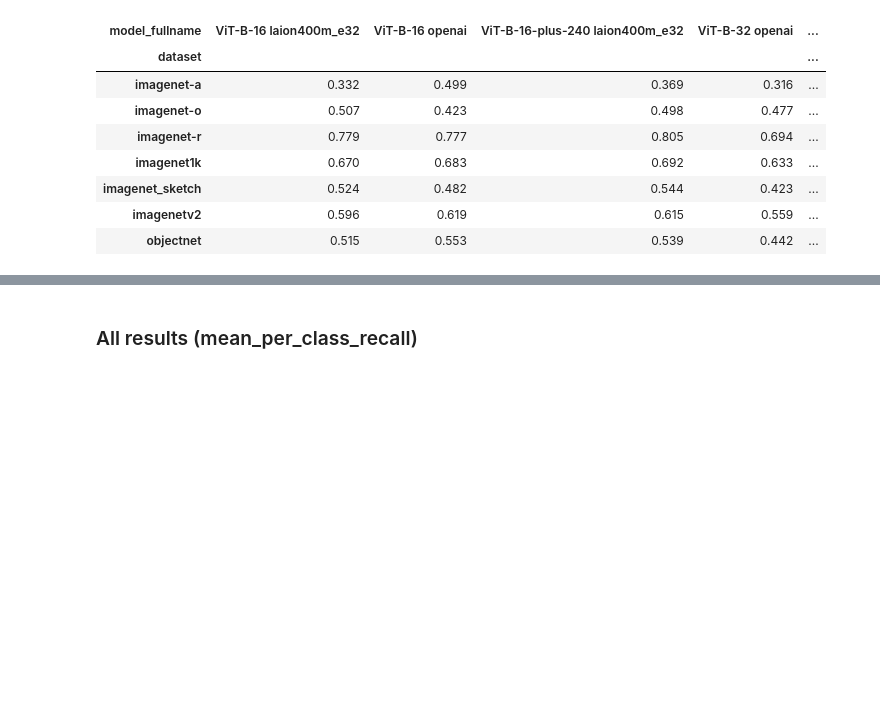
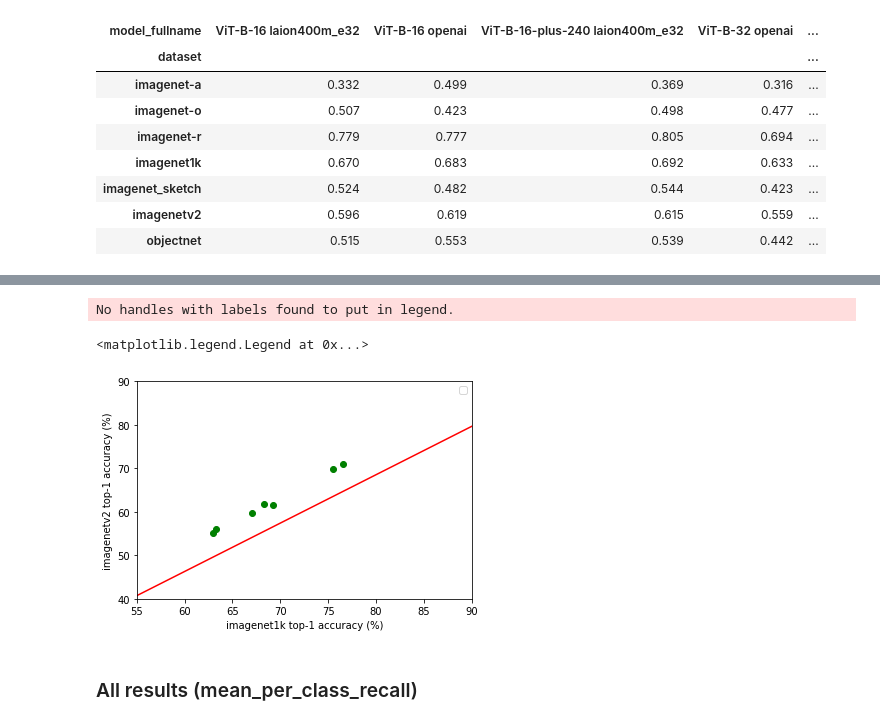
Before and after one commit to LAION-AI/CLIP_benchmark, a Jupyter notebook: benchmark/results.ipynb, the cells around one changed output, grey strips where cells are left out. Cells and saved outputs as stored; diff of their text form; code cells hidden in the pictures; blank space fills up the shorter version.

Commit message:
add robustness plot

```diff
--- a/benchmark/results.ipynb
+++ b/benchmark/results.ipynb
@@ -201,3 +211,27 @@ df_metric[(df_metric.index.str.startswith("imagenet")) | (df_metric.index=="obje
+# %%
+df_metric = pd.pivot(df, index="model_fullname", columns="dataset", values="acc1").T.dropna()
+dataset = "imagenetv2"
+line_fits_data = {
+    # slopes and intercepts from https://share.streamlit.io/modestyachts/imagenet-testbed-website/main/website.py
+    "imagenetv2": (1.112, -20.433),
+    "imagenet-r": (1.549, -104.556),
+    "imagenet_sketch": (0.931, -45.373)
+}
+x=np.linspace(0, 100,100)
+slope, intercept = line_fits_data[dataset]
+y=x*slope+intercept
+plt.xlim(55,90)
+plt.ylim(40,90)
+d = df_metric.T[["imagenet1k", dataset]]*100
+plt.scatter(d["imagenet1k"], d[dataset], color="green")
+plt.plot(x,y, color="red")
+plt.xlabel("imagenet1k top-1 accuracy (%)")
+plt.ylabel(f"{dataset} top-1 accuracy (%)")
+plt.legend()
+# %% [output]
+No handles with labels found to put in legend.
+<matplotlib.legend.Legend at 0x...>
+[figure, added]
 # %% [markdown]
 ### All results (mean_per_class_recall)
 # %%
```
Also changed, not shown: parts of 3 cells of this notebook.
